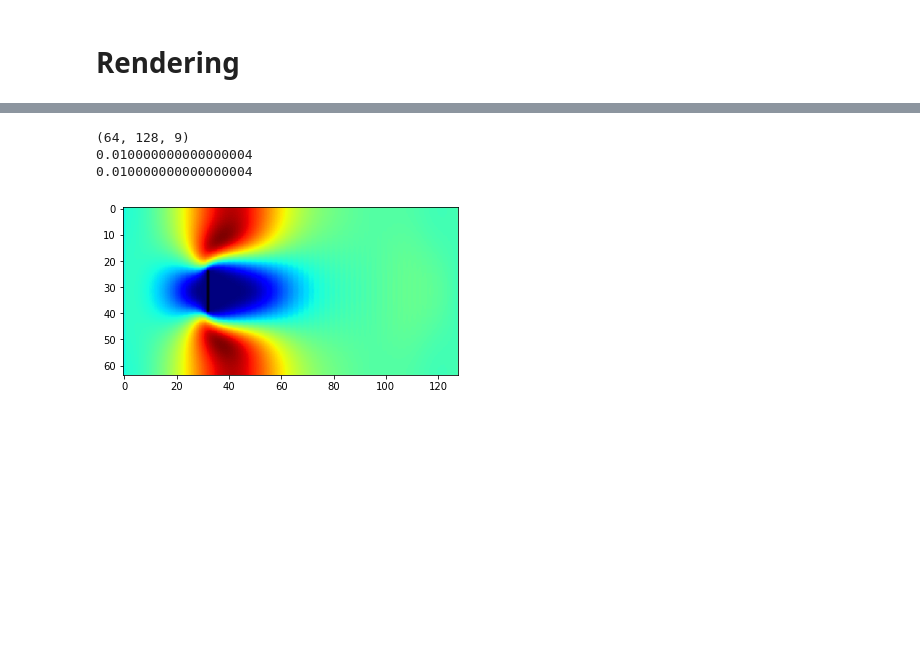
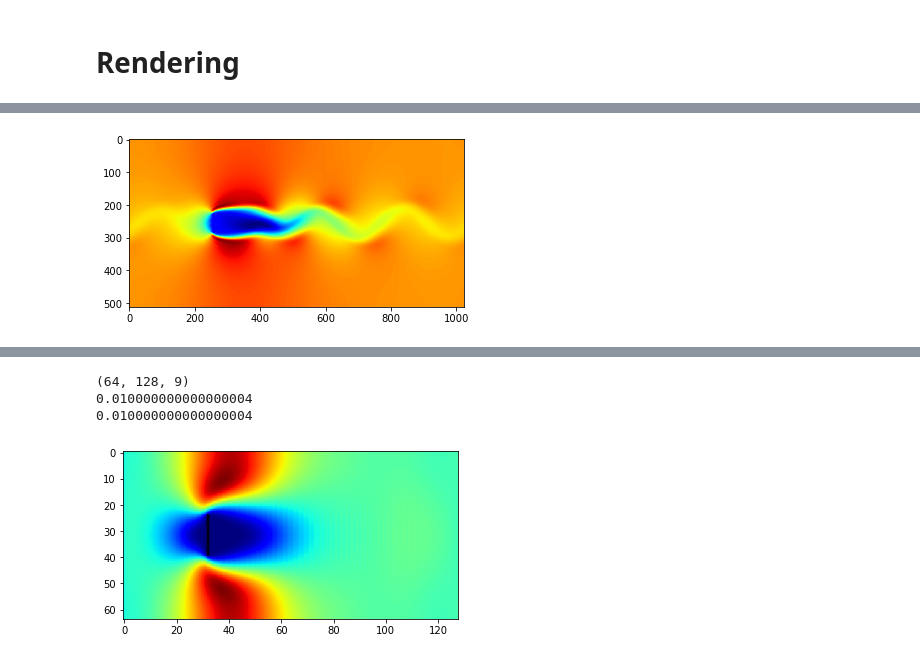
Before and after one commit to L-2-G/L-2-G.github.io, a Jupyter notebook: LBMFluid/Fluid.ipynb, the cells around one changed output, grey strips where cells are left out. Cells and saved outputs as stored; diff of their text form; code cells hidden in the pictures; blank space fills up the shorter version.

```diff
--- a/LBMFluid/Fluid.ipynb
+++ b/LBMFluid/Fluid.ipynb
@@ -576,0 +612,5 @@ def U(grid):
+# %%
+plt.imshow(rend.V.copy_to_host()[:,:,0],cmap='jet')
+plt.show()
+# %% [output]
+[figure, added]
```
Also changed, not shown: parts of 22 cells of this notebook.
